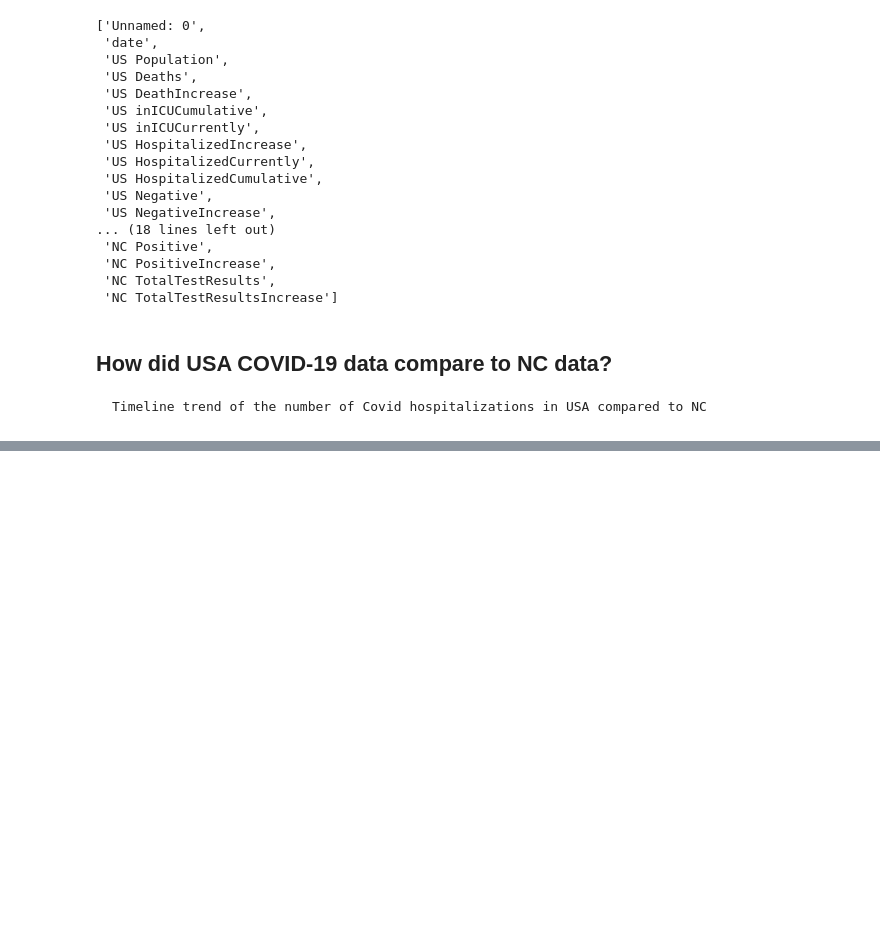
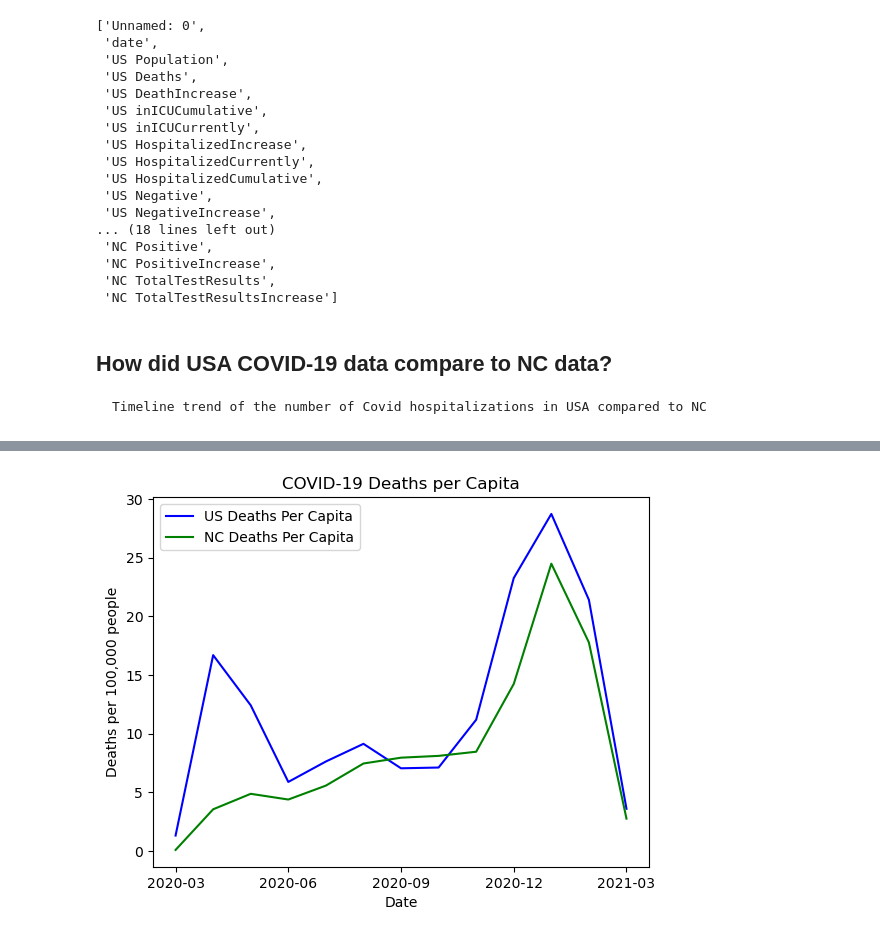
Before and after one commit to rhett-gough/Project1, a Jupyter notebook: GoughE_Charts/GoughE_NCvUS_TimelineTrends.ipynb, the cells around one changed output, grey strips where cells are left out. Drawn from its saved outputs; the diff is of its cells as text; code cells hidden in the pictures; blank space fills up the shorter version.

```diff
--- a/GoughE_Charts/GoughE_NCvUS_TimelineTrends.ipynb
+++ b/GoughE_Charts/GoughE_NCvUS_TimelineTrends.ipynb
@@ -91,0 +98,44 @@ plt.show()
+# %%
+# Reduce to only the columns needed
+
+NC_US_Deaths = NC_US_COVID[['date','US Population','US DeathIncrease','NC Population','NC DeathIncrease']].copy()
+
+# Make dates usable for charting
+NC_US_Deaths['date'] = pd.to_datetime(NC_US_Deaths['date'])
+
+# Set date as the index
+
+NC_US_Deaths = NC_US_Deaths.set_index('date')
+
+# Reverse the order for graphing
+
+NC_US_Deaths = NC_US_Deaths.iloc[::-1]
+
+# Drop rows with null values
+
+NC_US_Deaths = NC_US_Deaths.dropna()
+
+# Add per-capita rows
+
+NC_US_Deaths['US Deaths Per Capita'] = (NC_US_Deaths['US DeathIncrease'] / NC_US_Deaths['US Population']) * 100000
+NC_US_Deaths['NC Deaths Per Capita'] = (NC_US_Deaths['NC DeathIncrease'] / NC_US_Deaths['NC Population']) * 100000
+
+# Get increase in deaths on a monthly basis
+Monthly_US_Deaths = pd.DataFrame(NC_US_Deaths.groupby(pd.PeriodIndex(NC_US_Deaths.index, freq='M'))['US Deaths Per Capita'].sum()).reset_index()
+Monthly_NC_Deaths = pd.DataFrame(NC_US_Deaths.groupby(pd.PeriodIndex(NC_US_Deaths.index, freq='M'))['NC Deaths Per Capita'].sum()).reset_index()
+
+Monthly_US_Deaths['date'] = Monthly_US_Deaths['date'].dt.strftime('%Y-%m')
+Monthly_NC_Deaths['date'] = Monthly_NC_Deaths['date'].dt.strftime('%Y-%m')
+# %%
+# Plot line charts of US Hospitalized Per Capita and NC Hospitalized Per Capita
+
+US_Death_percap, = plt.plot(Monthly_US_Deaths['date'], Monthly_US_Deaths['US Deaths Per Capita'], label='US Deaths Per Capita', color='blue')
+NC_Death_percap, = plt.plot(Monthly_NC_Deaths['date'], Monthly_NC_Deaths['NC Deaths Per Capita'], label='NC Deaths Per Capita', color='green')
+plt.legend(handles=[US_Death_percap, NC_Death_percap], loc='best')
+plt.xticks(np.arange(0, len(Monthly_US_Deaths['date']),3))
+plt.title('COVID-19 Deaths per Capita')
+plt.xlabel('Date')
+plt.ylabel('Deaths per 100,000 people')
+plt.show()
+# %% [output]
+[figure, added]
```
Also changed, not shown: parts of 4 cells of this notebook.
